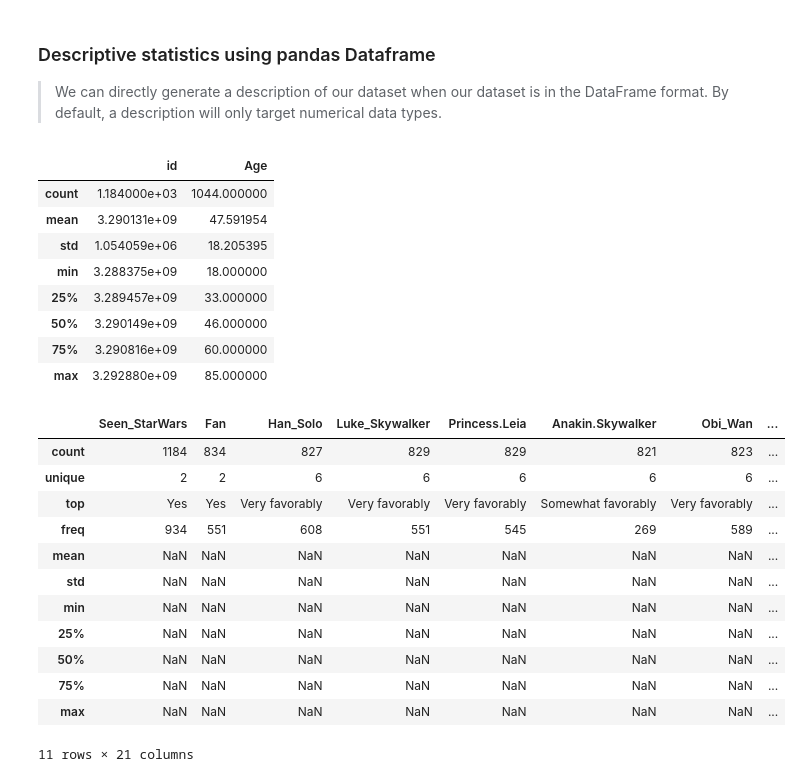
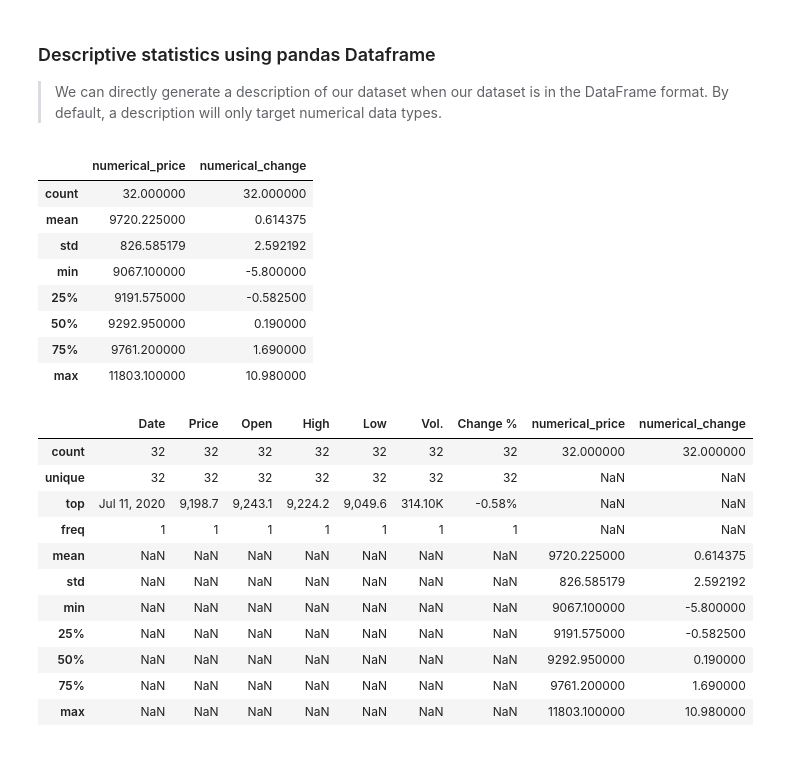
Before and after one commit to erikmagic/python-tutorials, a Jupyter notebook: pandas/beginner_workshop2.ipynb, the cells around one changed output. Saved outputs shown, nothing was run; the diff lists cells and outputs as text; code cells hidden in the pictures.

```diff
--- a/pandas/beginner_workshop2.ipynb
+++ b/pandas/beginner_workshop2.ipynb
@@ -78,16 +75,19 @@ os.path.join(PATH, filename) # os path join deals automatically with slashes
 ### 2.3 Pandas DataFrame
 > The pandas module offers a tremendous amount of functionalities for python developers dealing with datasets. DataFrames are important components of the pandas module which represent a data type with rows and columns. Rows are internally represented as index. Both rows and columns have names. We can directly open a csv using the pandas module such that it is mapped to a DataFrame.
 # %%
+from expects import expect, equal, contain_exactly
 import pandas as pd
 
-# open the file "starWarsClean.csv"
-star_wars_data = pd.read_csv(os.path.join(PATH, filename))
+# open the file "bitcoin_history.csv"
+#bitcoin_data = pd.read_csv(os.path.join(PATH, filename))
+# let's be lazy
+bitcoin_data = pd.read_csv("https://raw.githubusercontent.com/erikmagic/python-tutorials/master/pandas/bitcoin_history.csv")
 '''
 import io
 from google.colab import files
 uploaded = files.upload()
-star_wars_data = pd.read_csv(io.StringIO(uploaded['starWarsClean.csv'].decode()))
+star_wars_data = pd.read_csv(io.StringIO(uploaded['bitcoin_history.csv'].decode()))
 '''
 
-star_wars_data.head() # head() returns the 5 first rows by default
+bitcoin_data.head() # head() returns the 5 first rows by default
 # %% [output]
@@ -246 +220,7 @@ Name: Han_Solo, dtype: int64
+# %%
+# small detour to bin the data
+bitcoin_data['numerical_change'] = bitcoin_data['Change %'].str.extract("([-+]?\d+.\d+)")[0].astype("float")
+bitcoin_data['yield'] = pd.cut( bitcoin_data.numerical_change
+                               , 3
+                               , labels=['low yield', 'medium yield', 'high yield'])
 # %%
@@ -289,0 +236,5 @@ df.plot()
+# %%
+# notice how wrong this is!!
+
+bitcoin_data['numerical_price'] = bitcoin_data.Price.str.replace(",", "").astype("float")
+bitcoin_data.numerical_price.plot()
@@ -351,32 +320,31 @@ ax2.legend(['My 2nd legend'])
 ### Descriptive statistics using pandas Dataframe
 > We can directly generate a description of our dataset when our dataset is in the DataFrame format. By default, a description will only target numerical data types.
 # %%
-star_wars_data.describe()
+bitcoin_data.describe()
 # %% [output]
-|  | id | Age |
-| count | 1.184000e+03 | 1044.000000 |
-| mean | 3.290131e+09 | 47.591954 |
-| std | 1.054059e+06 | 18.205395 |
-| min | 3.288375e+09 | 18.000000 |
-| 25% | 3.289457e+09 | 33.000000 |
-| 50% | 3.290149e+09 | 46.000000 |
-| 75% | 3.290816e+09 | 60.000000 |
-| max | 3.292880e+09 | 85.000000 |
+|  | numerical_price | numerical_change |
+| count | 32.000000 | 32.000000 |
+| mean | 9720.225000 | 0.614375 |
+| std | 826.585179 | 2.592192 |
+| min | 9067.100000 | -5.800000 |
+| 25% | 9191.575000 | -0.582500 |
+| 50% | 9292.950000 | 0.190000 |
+| 75% | 9761.200000 | 1.690000 |
+| max | 11803.100000 | 10.980000 |
 # %%
 # we can also describe other data types with the include list having the 'object' value
 include = ['object', 'float', 'int']
-star_wars_data.describe(include=include)
+bitcoin_data.describe(include=include)
 # %% [output]
-|  | Seen_StarWars | Fan | Han_Solo | Luke_Skywalker | Princess.Leia | Anakin.Skywalker | Obi_Wan | ... |
-| count | 1184 | 834 | 827 | 829 | 829 | 821 | 823 | ... |
-| unique | 2 | 2 | 6 | 6 | 6 | 6 | 6 | ... |
-| top | Yes | Yes | Very favorably | Very favorably | Very favorably | Somewhat favorably | Very favorably | ... |
-| freq | 934 | 551 | 608 | 551 | 545 | 269 | 589 | ... |
-| mean | NaN | NaN | NaN | NaN | NaN | NaN | NaN | ... |
-| std | NaN | NaN | NaN | NaN | NaN | NaN | NaN | ... |
-| min | NaN | NaN | NaN | NaN | NaN | NaN | NaN | ... |
-| 25% | NaN | NaN | NaN | NaN | NaN | NaN | NaN | ... |
-| 50% | NaN | NaN | NaN | NaN | NaN | NaN | NaN | ... |
-| 75% | NaN | NaN | NaN | NaN | NaN | NaN | NaN | ... |
-| max | NaN | NaN | NaN | NaN | NaN | NaN | NaN | ... |
+|  | Date | Price | Open | High | Low | Vol. | Change % | numerical_price | numerical_change |
+| count | 32 | 32 | 32 | 32 | 32 | 32 | 32 | 32.000000 | 32.000000 |
+| unique | 32 | 32 | 32 | 32 | 32 | 32 | 32 | NaN | NaN |
+| top | Jul 11, 2020 | 9,198.7 | 9,243.1 | 9,224.2 | 9,049.6 | 314.10K | -0.58% | NaN | NaN |
+| freq | 1 | 1 | 1 | 1 | 1 | 1 | 1 | NaN | NaN |
+| mean | NaN | NaN | NaN | NaN | NaN | NaN | NaN | 9720.225000 | 0.614375 |
+| std | NaN | NaN | NaN | NaN | NaN | NaN | NaN | 826.585179 | 2.592192 |
+| min | NaN | NaN | NaN | NaN | NaN | NaN | NaN | 9067.100000 | -5.800000 |
+| 25% | NaN | NaN | NaN | NaN | NaN | NaN | NaN | 9191.575000 | -0.582500 |
+| 50% | NaN | NaN | NaN | NaN | NaN | NaN | NaN | 9292.950000 | 0.190000 |
+| 75% | NaN | NaN | NaN | NaN | NaN | NaN | NaN | 9761.200000 | 1.690000 |
+| max | NaN | NaN | NaN | NaN | NaN | NaN | NaN | 11803.100000 | 10.980000 |
-11 rows × 21 columns
```
Also changed, not shown: parts of 34 cells of this notebook, 41 other files.
